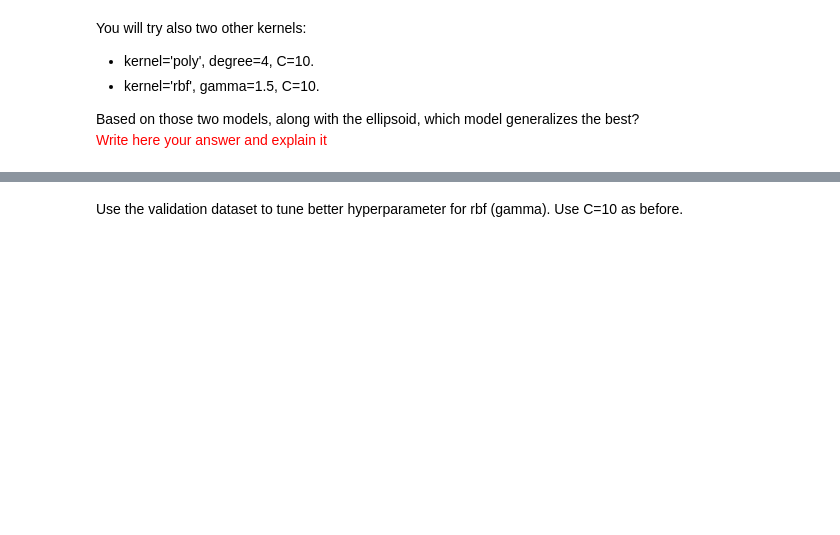
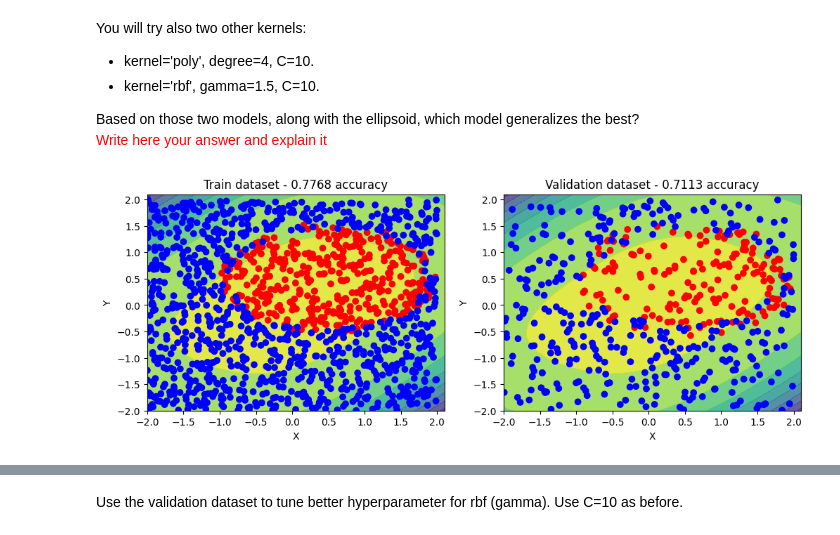
Before and after one commit to ordinary813/ordinaryLib, a Jupyter notebook: Machine learning/HW2/HW2.ipynb, the cells around one changed output, grey strips where cells are left out. Drawn from its saved outputs; the diff is of its cells as text; code cells hidden in the pictures; blank space fills up the shorter version.

```diff
--- a/Machine learning/HW2/HW2.ipynb
+++ b/Machine learning/HW2/HW2.ipynb
@@ -391,31 +406,33 @@ Based on those two models, along with the ellipsoid, which model generalizes the
 # %%
 from sklearn.svm import SVC
 
-model = # Implement here
+model = SVC(kernel='poly', degree=4, C=10)
 clf = model.fit(X_train, y_train)
 
 xx, yy = np.meshgrid(np.arange(-2, 2.2, 0.1), np.arange(-2, 2.2, 0.1))
 xy = np.c_[xx.ravel(), yy.ravel()]
 
 P = model.decision_function(xy).reshape(xx.shape)
 
 fig, axs = plt.subplots(1, 2, figsize=(12, 4))
 
 # Plot the training data on the first subplot
 axs[0].contourf(xx, yy, P, alpha=0.8)
 scatter1 = axs[0].scatter(X_train[:, 0], X_train[:, 1], c=y_train, cmap='bwr')
 axs[0].set_xlabel('X')
 axs[0].set_ylabel('Y')
 axs[0].set_title(f'Train dataset - {clf.score(X_train, y_train):.4f} accuracy')
 
 # Plot the validation data on the second subplot
 axs[1].contourf(xx, yy, P, alpha=0.8)
 scatter2 = axs[1].scatter(X_val[:, 0], X_val[:, 1], c=y_val, cmap='bwr')
 axs[1].set_xlabel('X')
 axs[1].set_ylabel('Y')
 axs[1].set_title(f'Validation dataset - {clf.score(X_val, y_val):.4f} accuracy')
 
 plt.show()
+# %% [output]
+[figure, added]
 # %%
 from sklearn.svm import SVC
 
```
Also changed, not shown: parts of 12 cells of this notebook, 3 other files.
